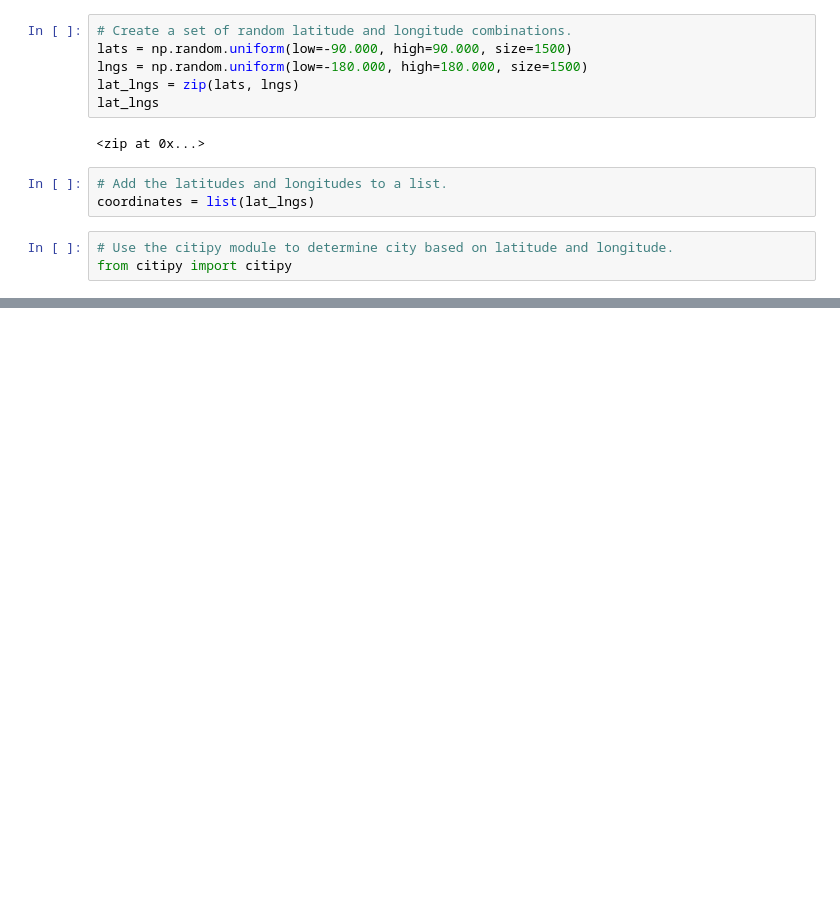
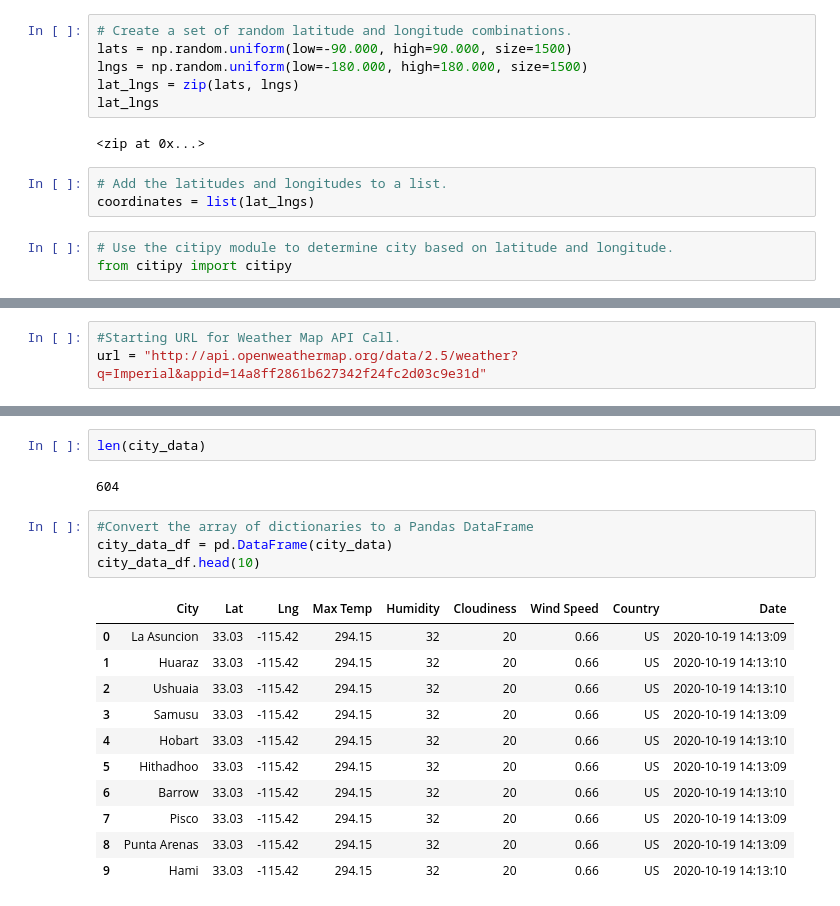
Before and after one commit to stephenanayashilliard/World_Weather_Analysis, a Jupyter notebook: WeatherPy.ipynb, the cells around one changed output, grey strips where cells are left out. Cells and saved outputs as stored; diff of their text form; blank space fills up the shorter version.

```diff
--- a/WeatherPy.ipynb
+++ b/WeatherPy.ipynb
@@ -33,0 +43,3 @@ len(cities)
+# %%
+#Starting URL for Weather Map API Call.
+url = "http://api.openweathermap.org/data/2.5/weather?q=Imperial&appid=14a8ff2861b627342f24fc2d03c9e31d"
@@ -33,0 +125,20 @@ len(cities)
+# %%
+len(city_data)
+# %% [output]
+604
+# %%
+#Convert the array of dictionaries to a Pandas DataFrame
+city_data_df = pd.DataFrame(city_data)
+city_data_df.head(10)
+# %% [output]
+|  | City | Lat | Lng | Max Temp | Humidity | Cloudiness | Wind Speed | Country | Date |
+| 0 | La Asuncion | 33.03 | -115.42 | 294.15 | 32 | 20 | 0.66 | US | 2020-10-19 14:13:09 |
+| 1 | Huaraz | 33.03 | -115.42 | 294.15 | 32 | 20 | 0.66 | US | 2020-10-19 14:13:10 |
+| 2 | Ushuaia | 33.03 | -115.42 | 294.15 | 32 | 20 | 0.66 | US | 2020-10-19 14:13:10 |
+| 3 | Samusu | 33.03 | -115.42 | 294.15 | 32 | 20 | 0.66 | US | 2020-10-19 14:13:09 |
+| 4 | Hobart | 33.03 | -115.42 | 294.15 | 32 | 20 | 0.66 | US | 2020-10-19 14:13:10 |
+| 5 | Hithadhoo | 33.03 | -115.42 | 294.15 | 32 | 20 | 0.66 | US | 2020-10-19 14:13:09 |
+| 6 | Barrow | 33.03 | -115.42 | 294.15 | 32 | 20 | 0.66 | US | 2020-10-19 14:13:10 |
+| 7 | Pisco | 33.03 | -115.42 | 294.15 | 32 | 20 | 0.66 | US | 2020-10-19 14:13:09 |
+| 8 | Punta Arenas | 33.03 | -115.42 | 294.15 | 32 | 20 | 0.66 | US | 2020-10-19 14:13:09 |
+| 9 | Hami | 33.03 | -115.42 | 294.15 | 32 | 20 | 0.66 | US | 2020-10-19 14:13:10 |
```
Also changed, not shown: parts of 6 cells of this notebook, 3 other files.
